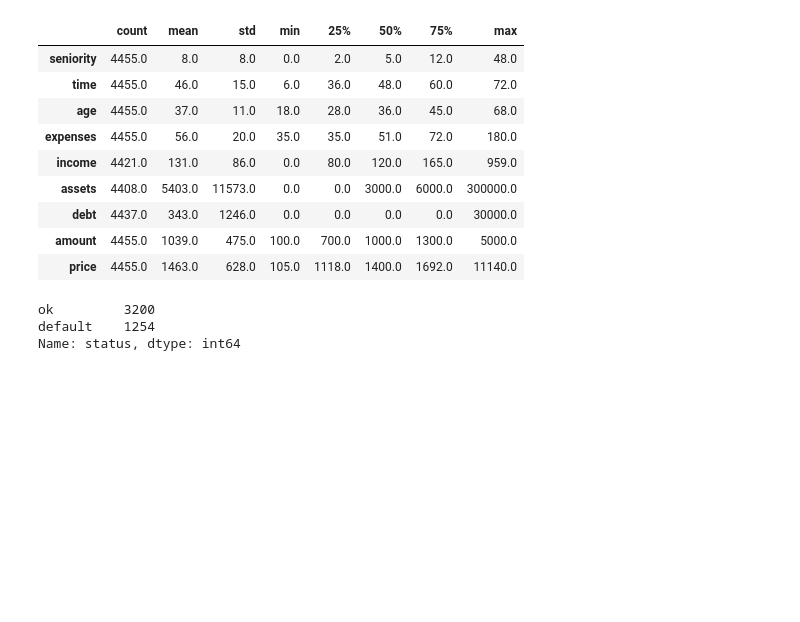
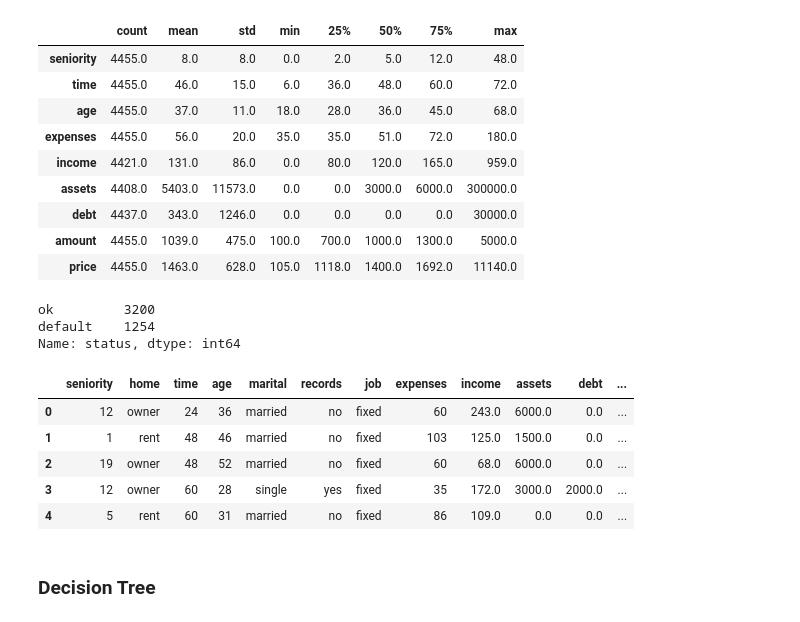
Before and after one commit to soumyadip-iimksp/machine-learning-zoomcamp, a Jupyter notebook: 06-decision-trees/decision_tree.ipynb, the cells around one changed output. Saved outputs shown, nothing was run; the diff lists cells and outputs as text; code cells hidden in the pictures; blank space fills up the shorter version.

```diff
--- a/06-decision-trees/decision_tree.ipynb
+++ b/06-decision-trees/decision_tree.ipynb
@@ -146,3 +146,10 @@ df.status.value_counts()
 ok         3200
 default    1254
 Name: status, dtype: int64
+# %%
+df_full_train, df_test = train_test_split(df, test_size=0.2, random_state=143)
+df_train, df_val = train_test_split(df_full_train, test_size=0.25, random_state=145)
+# %%
+df_train = df_train.reset_index(drop=True)
+df_val = df_val.reset_index(drop=True)
+df_test = df_test.reset_index(drop=True)
@@ -148,0 +164,11 @@ Name: status, dtype: int64
+# %%
+df_train.head()
+# %% [output]
+|  | seniority | home | time | age | marital | records | job | expenses | income | assets | debt | ... |
+| 0 | 12 | owner | 24 | 36 | married | no | fixed | 60 | 243.0 | 6000.0 | 0.0 | ... |
+| 1 | 1 | rent | 48 | 46 | married | no | fixed | 103 | 125.0 | 1500.0 | 0.0 | ... |
+| 2 | 19 | owner | 48 | 52 | married | no | fixed | 60 | 68.0 | 6000.0 | 0.0 | ... |
+| 3 | 12 | owner | 60 | 28 | single | yes | fixed | 35 | 172.0 | 3000.0 | 2000.0 | ... |
+| 4 | 5 | rent | 60 | 31 | married | no | fixed | 86 | 109.0 | 0.0 | 0.0 | ... |
+# %% [markdown]
+### Decision Tree
```
Also changed, not shown: parts of 24 cells of this notebook.
